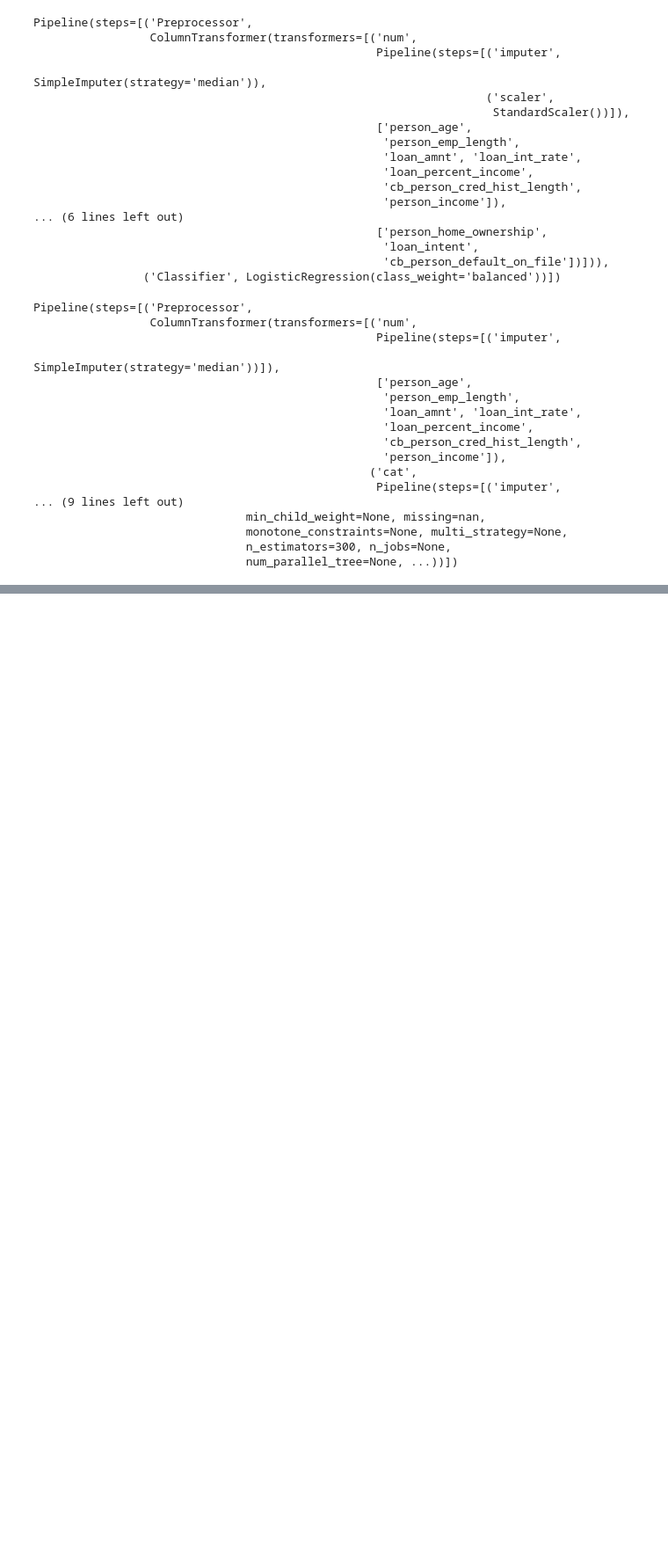
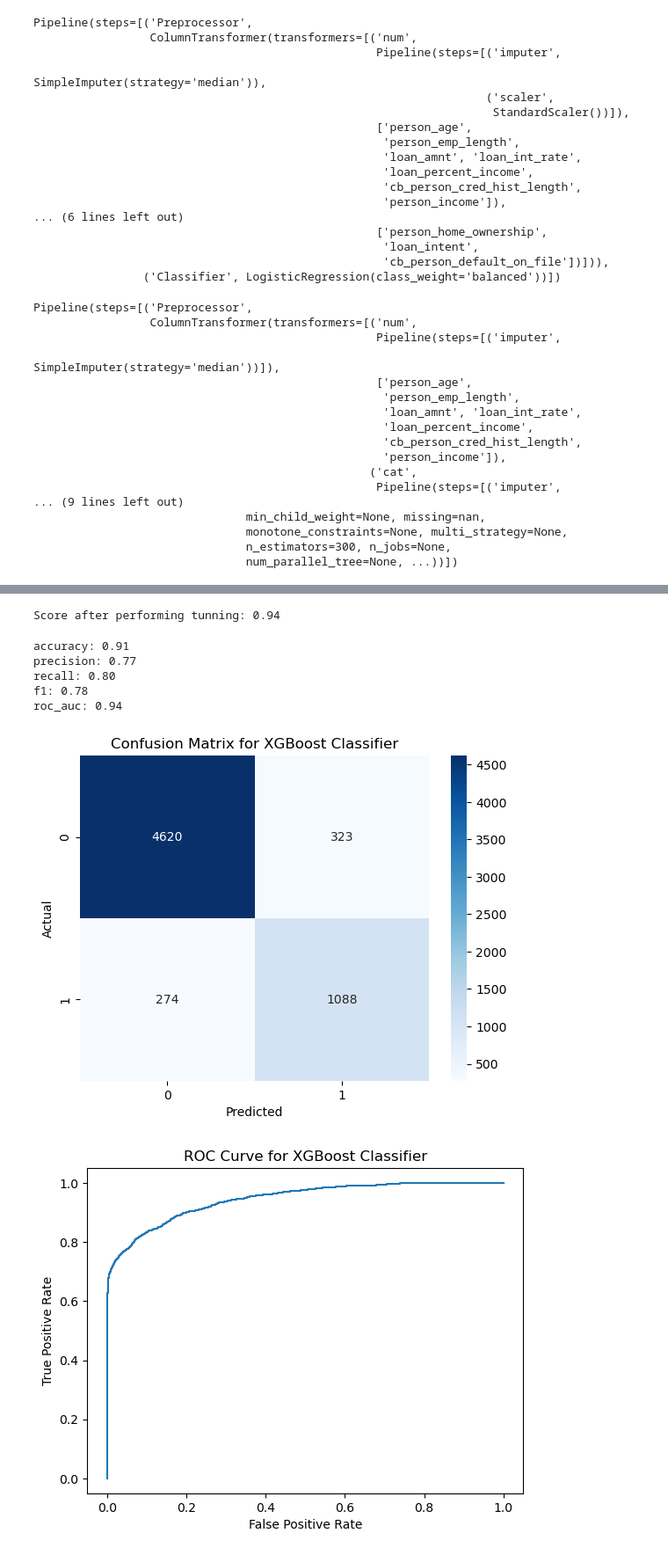
Before and after one commit to Maanit5117/Credit-Risk-Analyzer, a Jupyter notebook: Credit_Risk.ipynb, the cells around one changed output, grey strips where cells are left out. Shown at 88% size. Drawn from its saved outputs; the diff is of its cells as text; code cells hidden in the pictures; blank space fills up the shorter version.

```diff
--- a/Credit_Risk.ipynb
+++ b/Credit_Risk.ipynb
@@ -291,0 +375,14 @@ Pipeline(steps=[('Preprocessor',
+# %%
+print(f"Score after performing tunning: {random_search.best_score_:0.2f}")
+# %% [output]
+Score after performing tunning: 0.94
+# %%
+evaluate_model('XGBoost Classifier', xg_model, X_test, Y_test)
+# %% [output]
+accuracy: 0.91
+precision: 0.77
+recall: 0.80
+f1: 0.78
+roc_auc: 0.94
+[figure, added]
+[figure, added]
```
Also changed, not shown: parts of 18 cells of this notebook, 1 other file.
